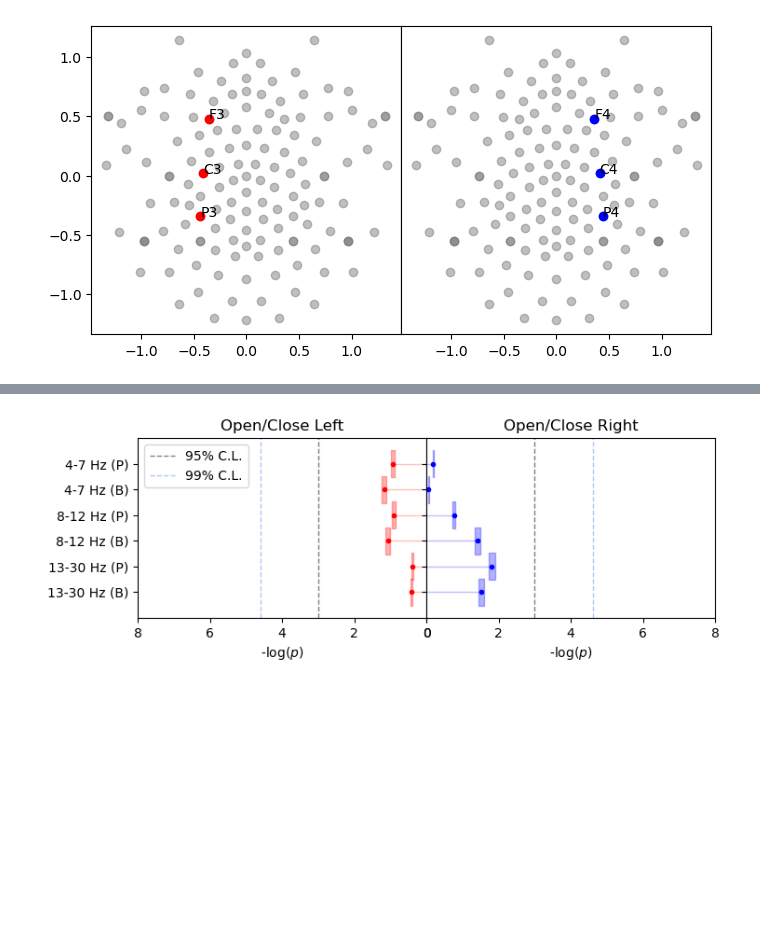
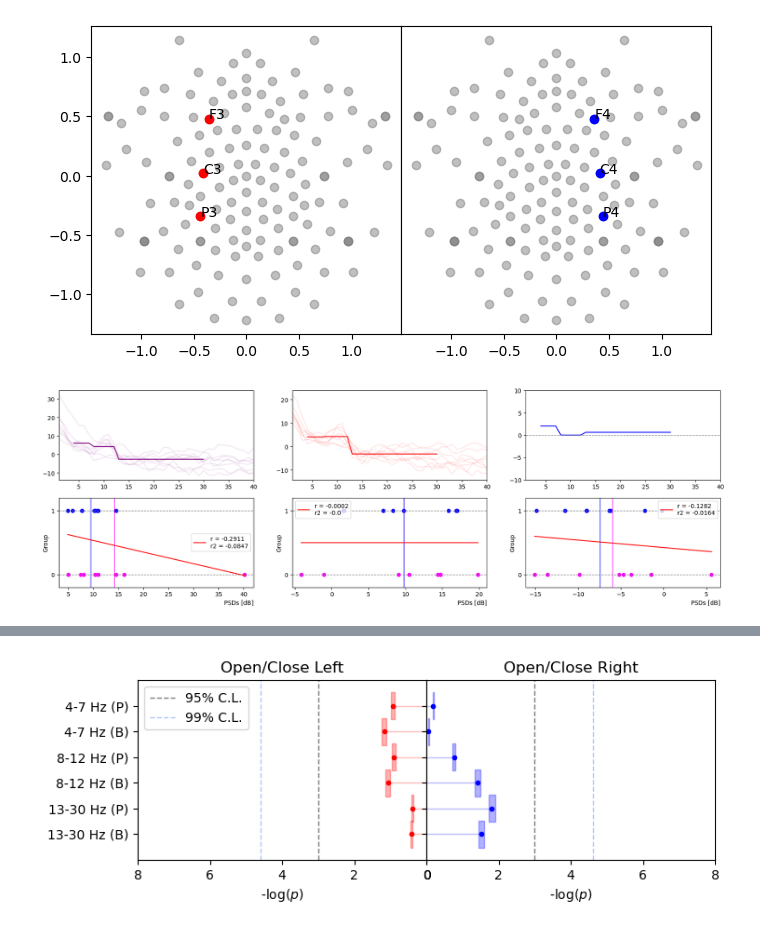
Before and after one commit to S-Shah-Lab/eeg_tools, a Jupyter notebook: tool_develop_motorimagery.ipynb, the cells around one changed output, grey strips where cells are left out. Drawn from its saved outputs; the diff is of its cells as text; code cells hidden in the pictures; blank space fills up the shorter version.

```diff
--- a/tool_develop_motorimagery.ipynb
+++ b/tool_develop_motorimagery.ipynb
@@ -435,3 +458,7 @@ boot_bool = True # Do Bootstrap test
 p_left = []
 p_right = []
 labels = []
+# %%
+x = np.vstack([psds_left_rest, psds_left]) #(trial, ch, bin)
+isTreatment = np.arange(x.shape[0]) < psds_left_rest.shape[0] #(trial,)
+T = mi.SumsR2(ch_set=ch_setSLAP, dict_symm=eeg_dict.dict_symm, isContralat=isRight, bins=bins_ticks, custom_bins='theta')
@@ -437,0 +521,46 @@ labels = []
+# %%
+ch = 'C3'
+ch_idx = ch_setSLAP.find_labels(ch)
+
+plt.figure(figsize=(20,6))
+
+plt.subplot(231)
+y_flat_rest = plot_trials(x=x[ :, ch_idx, : ][ isTreatment], color='purple')
+
+plt.subplot(232)
+y_flat_task = plot_trials(x=x[ :, ch_idx, : ][~isTreatment], color='red')
+
+plt.subplot(233)
+plt.plot(bins_ticks[np.hstack([T.theta_ticks, T.alpha_ticks, T.beta_ticks]).ravel()], [x-y for x,y in zip(y_flat_rest, y_flat_task)], color='blue')
+plt.axhline(0, lw=1, ls='--', color='grey')
+plt.xlim(bins_ticks[0], bins_ticks[-1])
+plt.ylim(-10,10)
+
+plt.subplot(234)
+# Average the data (PSDs) within the specified frequency bins
+x_band = np.mean(x[:, :, T.theta_ticks[0]:T.theta_ticks[-1]], axis=2) #(trial, ch)
+# Transform PSDs to dB
+x_band = 10 * np.log(x_band * 1e12)
+rs = T.CalculateR(x=x_band, isTreatment=isTreatment)
+plot_r_ch(x=x_band[ :, ch_idx ], y=isTreatment, r=rs[ ch_idx ])
+
+plt.subplot(235)
+# Average the data (PSDs) within the specified frequency bins
+x_band = np.mean(x[:, :, T.alpha_ticks[0]:T.alpha_ticks[-1]], axis=2) #(trial, ch)
+# Transform PSDs to dB
+x_band = 10 * np.log(x_band * 1e12)
+rs = T.CalculateR(x=x_band, isTreatment=isTreatment)
+plot_r_ch(x=x_band[ :, ch_idx ], y=isTreatment, r=rs[ ch_idx ])
+
+plt.subplot(236)
+# Average the data (PSDs) within the specified frequency bins
+x_band = np.mean(x[:, :, T.beta_ticks[0]:T.beta_ticks[-1]], axis=2) #(trial, ch)
+# Transform PSDs to dB
+x_band = 10 * np.log(x_band * 1e12)
+rs = T.CalculateR(x=x_band, isTreatment=isTreatment)
+plot_r_ch(x=x_band[ :, ch_idx ], y=isTreatment, r=rs[ ch_idx ])
+
+plt.show()
+#calculateR(x=x_band[ :, ch_idx ], isTreatment=isTreatment, print_step=True)
+# %% [output]
+[figure, added]
```
Also changed, not shown: parts of 28 cells of this notebook, 2 other files.
